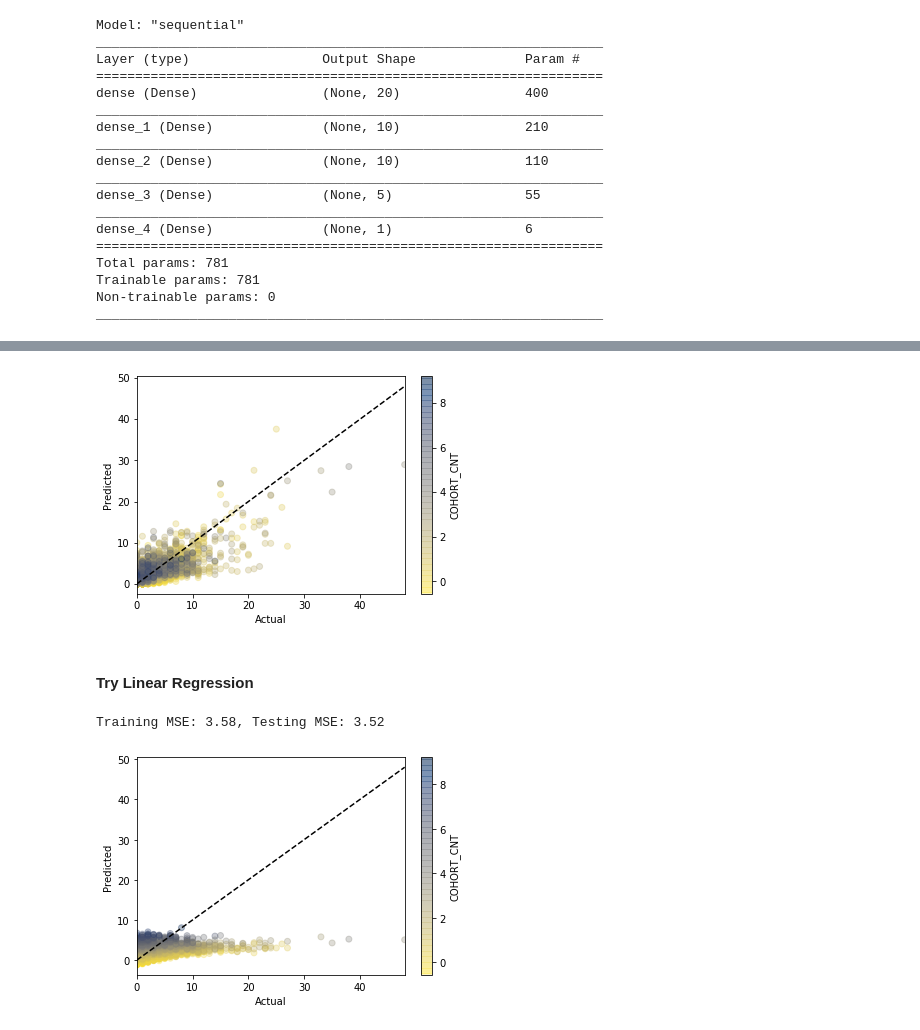
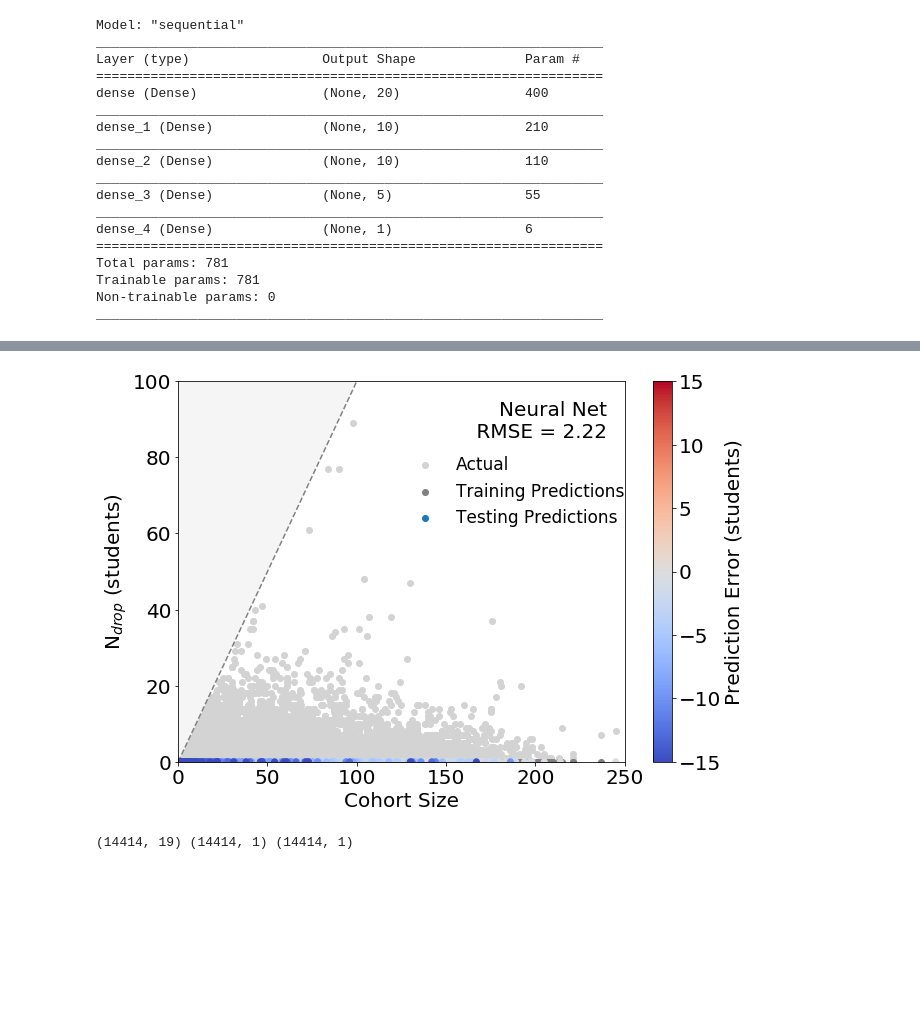
Before and after one commit to andytaylor823/CS-4774-Final-Project, a Jupyter notebook: Neural_Net_Sandbox.ipynb, the cells around one changed output, grey strips where cells are left out. Saved outputs shown, nothing was run; the diff lists cells and outputs as text; code cells hidden in the pictures; blank space fills up the shorter version.

Commit message:
First attempt adding weighting. Went badly :(

```diff
--- a/Neural_Net_Sandbox.ipynb
+++ b/Neural_Net_Sandbox.ipynb
@@ -57,7 +59,9 @@ Trainable params: 781
 Non-trainable params: 0
 _________________________________________________________________
 # %%
-history = model.fit(X_train,y_train,epochs=10,validation_split=0.2)
+weights = np.abs(X_train[:,0])
+weights /= np.max(weights)
+history = model.fit(X_train,y_train,epochs=10,validation_split=0.2,sample_weight=weights)
 print("Training MSE: %.2f, Testing MSE: %.2f"%(
       mean_squared_error(model.predict(X_train),y_train),
       mean_squared_error(model.predict(X_test),y_test)))
@@ -82,22 +77,9 @@ Training MSE: 1.74, Testing MSE: 1.87
-# %%
-#Compare predicted N_drop vs. actual N_drop.
-y_pred = model.predict(X_test)[:,0]
-scatter_predvreal(y_test,y_pred,colorby=X_test[:,0]) #Color by scaled COHORT_CNT
-# %% [output]
-[figure, removed]
-# %% [markdown]
-#### Try Linear Regression
-# %%
-model = LinearRegression()
-model.fit(X_train,y_train)
-print("Training MSE: %.2f, Testing MSE: %.2f"%(
-      mean_squared_error(model.predict(X_train),y_train),
-      mean_squared_error(model.predict(X_test),y_test)))
-# %% [output]
-Training MSE: 3.58, Testing MSE: 3.52
-# %%
-#Compare predicted N_drop vs. actual N_drop.
-y_pred = model.predict(X_test)[:,0]
-scatter_predvreal(y_test,y_pred,colorby=X_test[:,0]) #Color by scaled COHORT_CNT
-# %% [output]
-[figure, removed]
+# %%
+ax = plot_performance(model,'Neural Net',X_train,X_test,y_train,y_test)
+ax.figure.savefig('figures/weighted_neuralnet_attempt1_summary.png',dpi=450)
+# %% [output]
+[figure, added]
+# %%
+print(X_test.shape,y_test.shape,model.predict(X_test).shape)
+# %% [output]
+(14414, 19) (14414, 1) (14414, 1)
```
Also changed, not shown: parts of 4 cells of this notebook, 3 other files.
